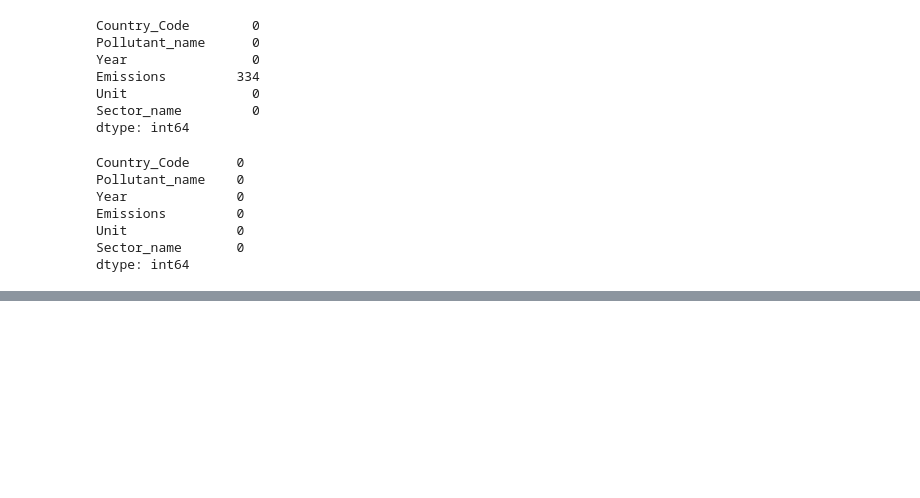
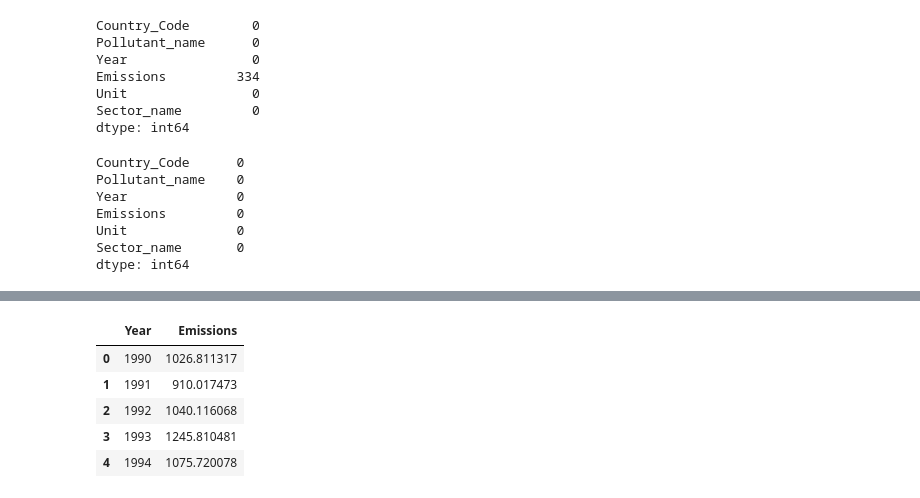
Before and after one commit to simboli/Computer-programming-and-data-management-Assignment, a Jupyter notebook: 001.Load data.ipynb, the cells around one changed output, grey strips where cells are left out. Cells and saved outputs as stored; diff of their text form; code cells hidden in the pictures; blank space fills up the shorter version.

```diff
--- a/001.Load data.ipynb
+++ b/001.Load data.ipynb
@@ -175,0 +232,12 @@ df_NatEmissions_CO.head()
+# %%
+df_NatEmissions_CO_YEAR=df_NatEmissions_CO.groupby('Year')['Emissions'].sum()
+# Convert pd Series to pd Dataframe (https://stackoverflow.com/a/26098292/1008588)
+df_NatEmissions_CO_YEAR=pd.DataFrame({'Year':df_NatEmissions_CO_YEAR.index, 'Emissions':df_NatEmissions_CO_YEAR.values})
+df_NatEmissions_CO_YEAR.head()
+# %% [output]
+|  | Year | Emissions |
+| 0 | 1990 | 1026.811317 |
+| 1 | 1991 | 910.017473 |
+| 2 | 1992 | 1040.116068 |
+| 3 | 1993 | 1245.810481 |
+| 4 | 1994 | 1075.720078 |
```
Also changed, not shown: parts of 15 cells of this notebook.
